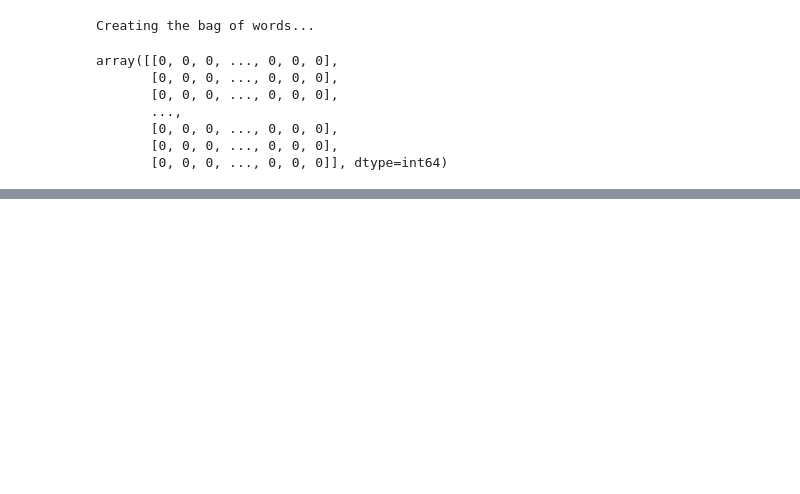
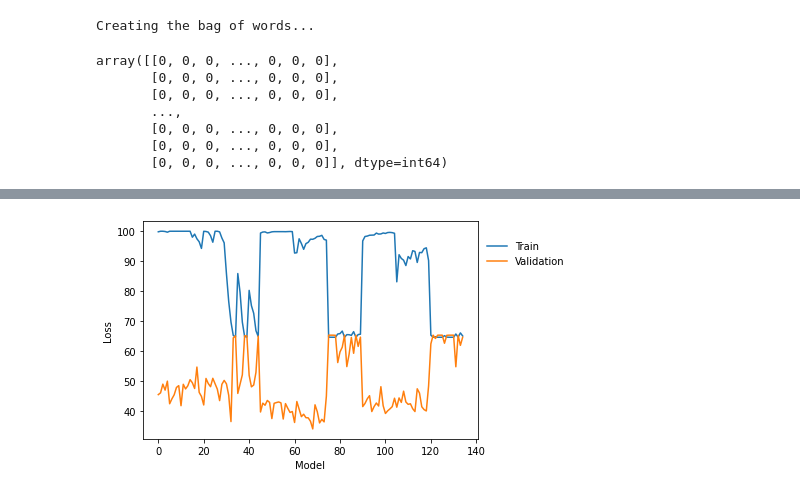
Before and after one commit to Celestae/Homeworks, a Jupyter notebook: Devoir1.ipynb, the cells around one changed output, grey strips where cells are left out. Saved outputs shown, nothing was run; the diff lists cells and outputs as text; code cells hidden in the pictures; blank space fills up the shorter version.

```diff
--- a/Devoir1.ipynb
+++ b/Devoir1.ipynb
@@ -274,3 +274,5 @@ check
 | 9690 | 5 | NaN |
 # %%
 q3 = q3.dropna()
+# %%
+q3['Review'] = q3.Review.str.replace('[^a-zA-Z]', ' ')
@@ -434,0 +489,29 @@ for tag, count in zip(vocab, dist):
+# %%
+
+alpha = [0.0, 0.5, 1.0]
+learning_rates = [0.001, 0.01, 0.1]
+nb_neurons = [10, 20, 30]
+nb_hidden_layer =  [10, 50, 100, 150, 500]
+# %%
+loss_train, loss_valid = [], []
+
+for a in alpha:
+    for lr in learning_rates:
+        for neuron in nb_neurons:
+            for count, layer in enumerate(nb_hidden_layer):
+                nn = MLPClassifier(alpha=a,
+                                    hidden_layer_sizes=(neuron, layer),
+                                    random_state=1,
+                                    learning_rate_init = lr,
+                                    max_iter = 100
+                                    )
+                nn.fit(train_data_features, y_train)
+
+                nn_acc_train = (sum(nn.predict(train_data_features)==y_train)/len(y_train))*100
+                nn_acc_valid = (sum(nn.predict(valid_data_features)==y_val)/len(y_val))*100
+
+                loss_train.append(nn_acc_train)
+                loss_valid.append(nn_acc_valid)
+
+                print("With", a, lr, neuron, layer, " number of neighboors, the accuracy of the train model is", nn_acc_train,
+                    "% and the accuracy of the valid model is", nn_acc_valid, "%")
@@ -434,0 +579,12 @@ for tag, count in zip(vocab, dist):
+# %%
+plt.plot(loss_train, label='Train')
+plt.plot(loss_valid, label='Validation')
+
+plt.xlabel('Model')
+plt.ylabel('Loss')
+
+# Ghosting the legend
+leg = plt.gca().legend(loc='center left', bbox_to_anchor=(1, .85))
+leg.get_frame().set_alpha(0)
+# %% [output]
+[figure, added]
```
Also changed, not shown: parts of 27 cells of this notebook.
